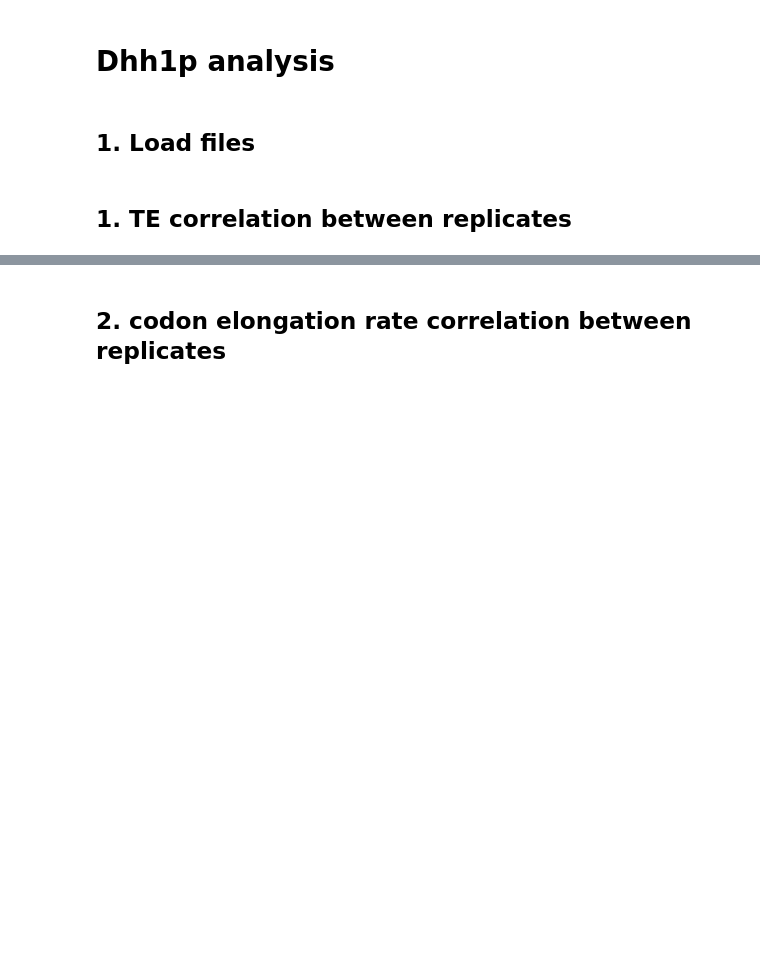
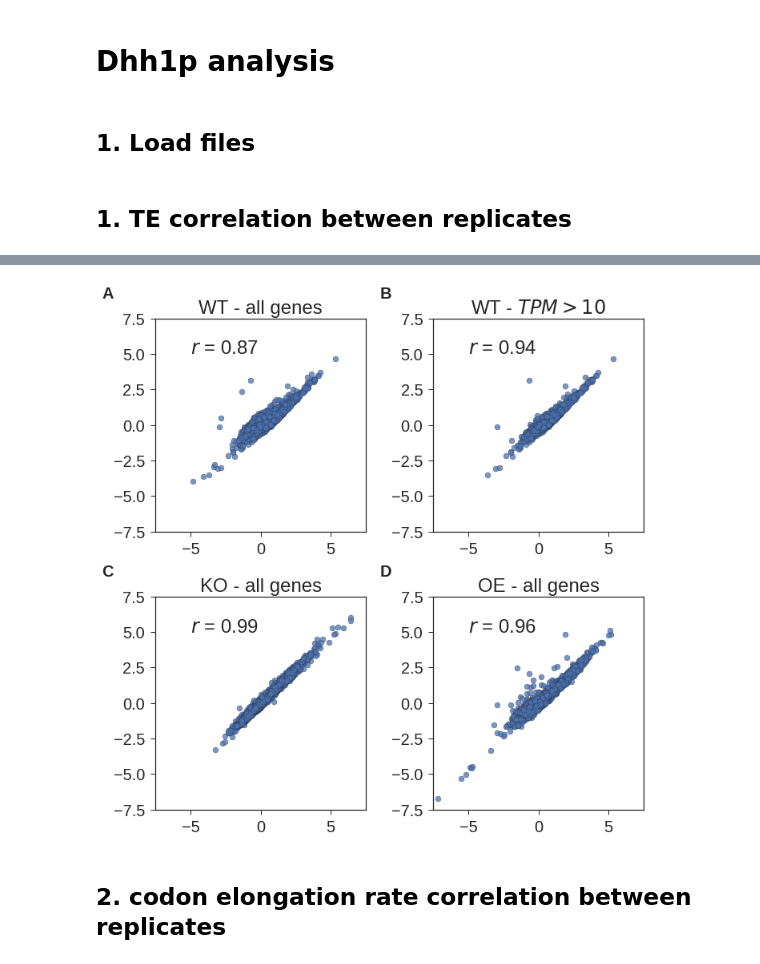
Before and after one commit to schatzlab/scikit-ribo_manuscript, a Jupyter notebook: iPythonNB/Dhh1 analysis.ipynb, the cells around one changed output, grey strips where cells are left out. Drawn from its saved outputs; the diff is of its cells as text; code cells hidden in the pictures; blank space fills up the shorter version.

```diff
--- a/iPythonNB/Dhh1 analysis.ipynb
+++ b/iPythonNB/Dhh1 analysis.ipynb
@@ -58,22 +64,11 @@ CodonPair = {"codon_WT":[codon_wt_rep1, codon_wt_rep2],
              "codon_OE":[codon_Dhh1OE_rep1, codon_Dhh1OE_rep2]}
 
 for k,v in TePair.items():
-    df_dic[k] = pd.merge(df_dic[v[0]], df_dic[v[1]], on="gene", suffixes=["_rep1","_rep2"])
+    DFs[k] = pd.merge(DFs[v[0]], DFs[v[1]], on="gene", suffixes=["_rep1","_rep2"])
 
 for k,v in CodonPair.items():
-    df_dic[k] = pd.merge(df_dic[v[0]], df_dic[v[1]], on="codon", suffixes=["_rep1","_rep2"])
+    DFs[k] = pd.merge(DFs[v[0]], DFs[v[1]], on="codon", suffixes=["_rep1","_rep2"])
 # %% [markdown]
 ## 1. TE correlation between replicates
 # %%
 samples = ["WT", "KO", "OE"]
-# %%
-for sample in samples:
-    plt.clf()
-    f1 = sns.jointplot(x="log2_TE_rep1", y="log2_TE_rep2",
-                       data=df_dic["TE_" + sample],
-                       xlim=[-10,10], ylim=[-10,10])
-    f1.fig.suptitle(sample)
-    plt.gcf()
-    plt.savefig("../Figures/Radhakrishnan/SKR_" + sample +"_TE_corr.pdf")
-    plt.show()
-# WT -> 0.96 if filter by tpm>10
@@ -87,2 +75,42 @@ for sample in samples:
+# %%
+fig = plt.figure(figsize=(10, 10))
+
+for i, label in enumerate(('A', 'B')):
+    idx = i + 1
+    sample = samples[0]
+    if idx == 1:
+        df = DFs["TE_" + sample]
+        title = sample + " - all genes"
+    else:
+        df = pd.merge(DFs["TE_" + sample], DFs[wt_rep1_riboseq_abundance], left_on="gene", right_on="target_id")
+        df = df[df["tpm"] > 10]
+        title = sample + " - $TPM>10$"
+    corr = round(pearsonr(df["log2_TE_rep1"], df["log2_TE_rep2"])[0], 2)
+    ax = plt.subplot(2, 2, idx)
+    ax.scatter(x="log2_TE_rep1", y="log2_TE_rep2", data=df, alpha=0.75, edgecolor="k")
+    plt.xlim(-7.5,7.5)
+    plt.ylim(-7.5,7.5)
+    ax.text(-5, 5, r"$r$ = " + str(corr))
+    ax.text(-0.2, 1.15, label, transform=ax.transAxes, fontsize=20, fontweight='bold', va='top', ha='right')
+    ax.set_title(title)
+
+for i, label in enumerate(('C', 'D')):
+    idx = i + 1
+    sample=samples[idx]
+    title = sample + " - all genes"
+    df = DFs["TE_" + sample]
+    corr = round(pearsonr(df["log2_TE_rep1"], df["log2_TE_rep2"])[0], 2)
+    ax = plt.subplot(2, 2, idx+2)
+    ax.scatter(x="log2_TE_rep1", y="log2_TE_rep2", data=df, alpha=0.75, edgecolor="k")
+    plt.xlim(-7.5,7.5)
+    plt.ylim(-7.5,7.5)
+    ax.text(-5, 5, r"$r$ = " + str(corr))
+    ax.text(-0.2, 1.15, label, transform=ax.transAxes, fontsize=20, fontweight='bold', va='top', ha='right')
+    ax.set_title(title)
+
+plt.tight_layout()
+plt.savefig("../Figures/Supplemental/FigureS7_TE_rep_corr.pdf")
+# %% [output]
+[figure, added]
 # %% [markdown]
 ## 2. codon elongation rate correlation between replicates
```
Also changed, not shown: parts of 23 cells of this notebook.
